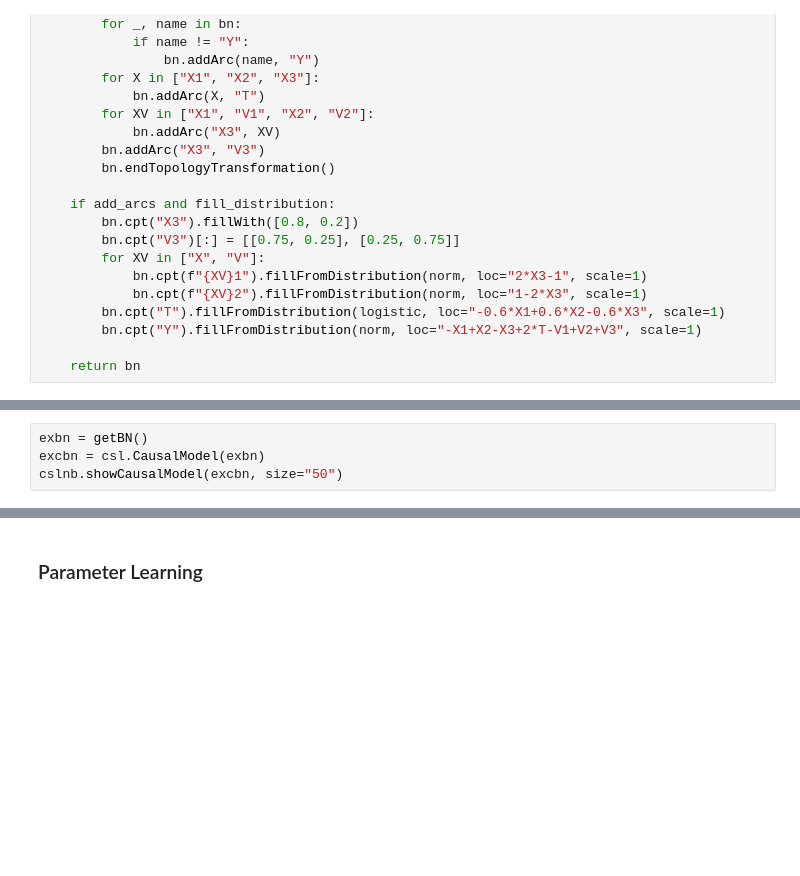
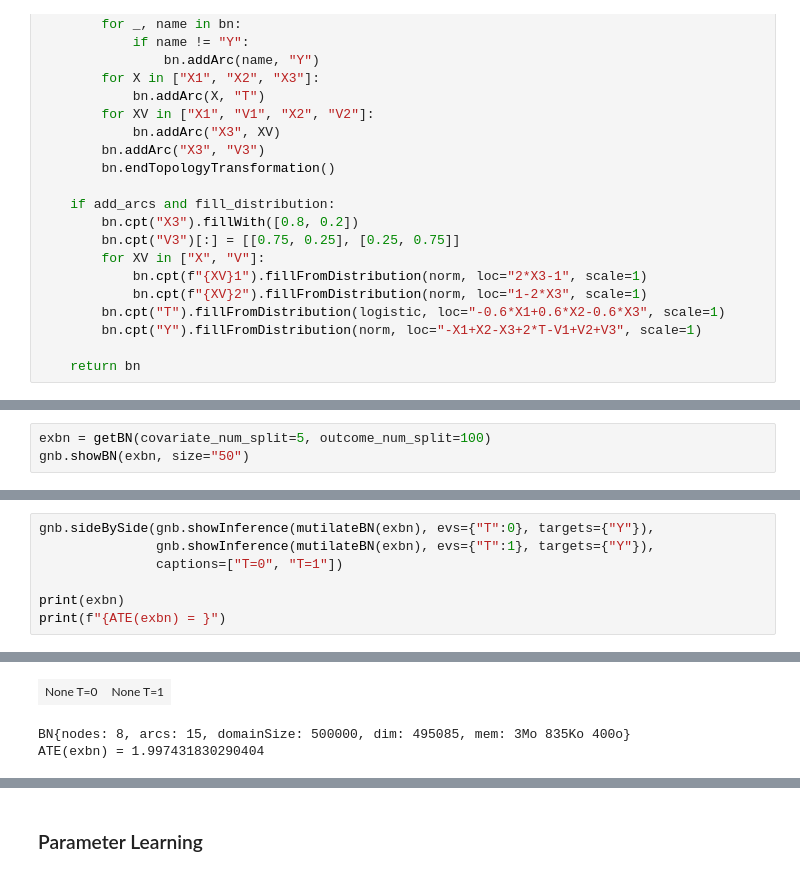
Before and after one commit to ThierryRioual/CausalEffectEstimation, a Jupyter notebook: 2-Randomized Control Trials compared to Observational Data/Lab2pyAgrum.ipynb, the cells around one changed output, grey strips where cells are left out. Cells and saved outputs as stored; diff of their text form; blank space fills up the shorter version.

```diff
--- a/2-Randomized Control Trials compared to Observational Data/Lab2pyAgrum.ipynb
+++ b/2-Randomized Control Trials compared to Observational Data/Lab2pyAgrum.ipynb
@@ -249,6 +237,5 @@ def ATE(cslbn : csl.CausalModel) -> float:
 # %%
-exbn = getBN()
-excbn = csl.CausalModel(exbn)
-cslnb.showCausalModel(excbn, size="50")
+exbn = getBN(covariate_num_split=5, outcome_num_split=100)
+gnb.showBN(exbn, size="50")
 # %% [output]
 [drawing not drawn]
@@ -265,0 +242,8 @@ ATE(excbn) = 1.9978279940014112
+# %%
+gnb.sideBySide(gnb.showInference(mutilateBN(exbn), evs={"T":0}, targets={"Y"}),
+               gnb.showInference(mutilateBN(exbn), evs={"T":1}, targets={"Y"}),
+               captions=["T=0", "T=1"])
+
+print(exbn)
+print(f"{ATE(exbn) = }")
+# %% [output]
@@ -265,0 +252,3 @@ ATE(excbn) = 1.9978279940014112
+| None T=0 | None T=1 |
+BN{nodes: 8, arcs: 15, domainSize: 500000, dim: 495085, mem: 3Mo 835Ko 400o}
+ATE(exbn) = 1.997431830290404
```
Also changed, not shown: parts of 32 cells of this notebook.
